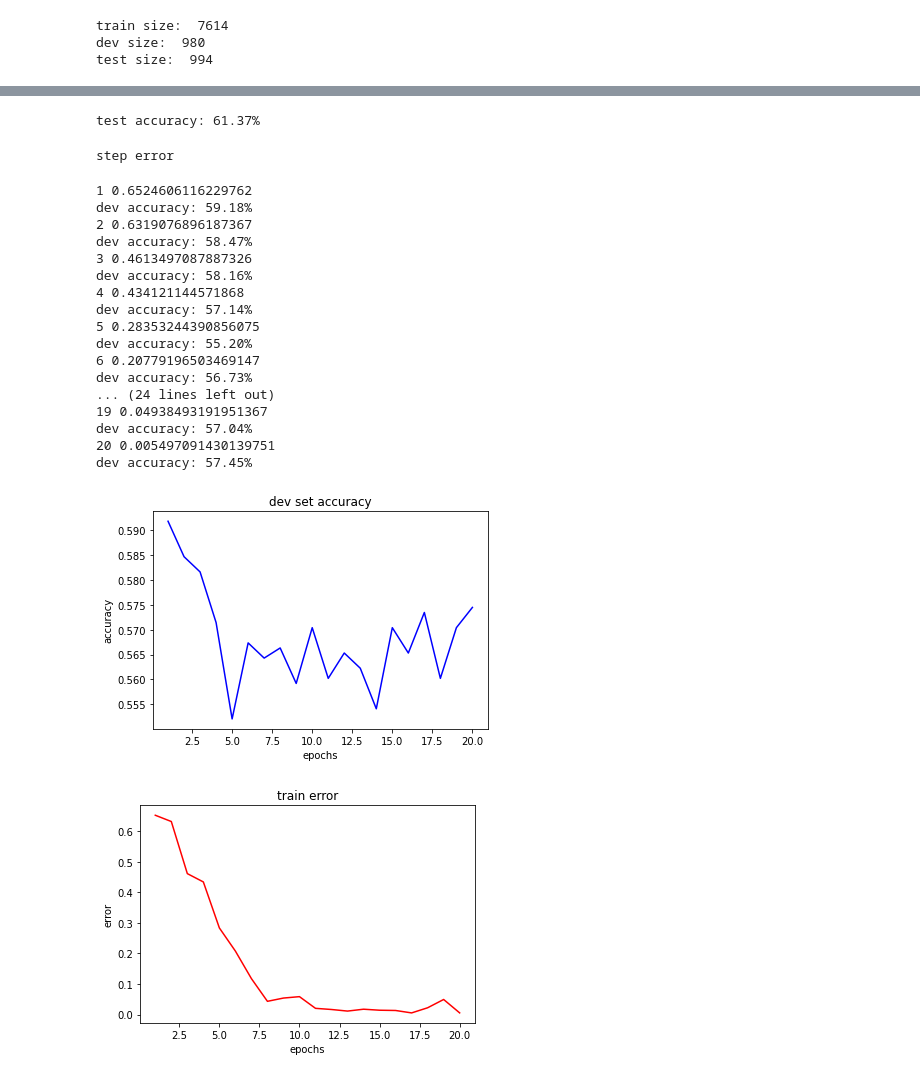
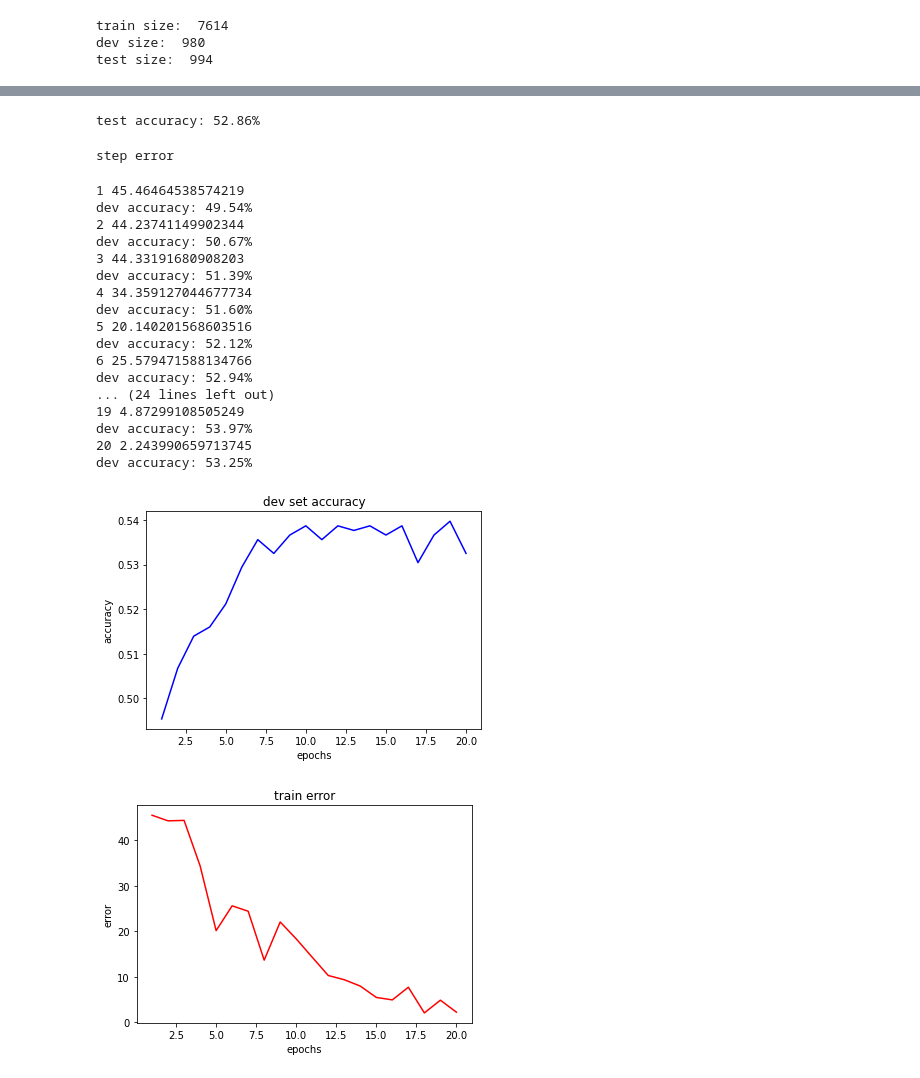
Before and after one commit to Thommy96/Humor-Detection, a Jupyter notebook: baseline_model.ipynb, the cells around one changed output, grey strips where cells are left out. Drawn from its saved outputs; the diff is of its cells as text; code cells hidden in the pictures.

```diff
--- a/baseline_model.ipynb
+++ b/baseline_model.ipynb
@@ -82,24 +47,25 @@ class SingleLayer(torch.nn.Module):
 
     def __init__(self) -> None:
         super().__init__()
-        self.linear = torch.nn.Linear(20*300, 1, dtype=torch.float64)
+        self.w = torch.nn.Parameter(torch.tensor(np.random.normal(0.0, 1.0, (20*300, 1)), dtype=torch.float32))
+        self.b = torch.nn.Parameter(torch.zeros((1,), dtype=torch.float32))
 
     def forward(self, x):
         x = torch.flatten(x, start_dim=1)
-        return self.linear(x)
+        return x@self.w + self.b
 # %%
 singlelayer_baseline = SingleLayer()
 singlelayer_baseline.to(device)
 
 optimiser = torch.optim.Adam(singlelayer_baseline.parameters(), lr=0.001)
-epochs = 10
+epochs = 20
 
 print('step', 'error')
 dev_accs = []
 errors = []
 for epoch in range(1, epochs+1):
     for batch_idx, batch in enumerate(train_dataloader, 0):
-        x_p,x_c,y,hid=map(lambda x: x.to(device), batch)
+        x_p,x_c,y,hid,x_p_len=map(lambda x: x.to(device), batch)
 
         optimiser.zero_grad()
         output = singlelayer_baseline(x_p[:, :, :300])
@@ -114,7 +80,7 @@ for epoch in range(1, epochs+1):
         matches = 0
         total = 0
         for batch_idx, batch in enumerate(dev_dataloader, 0):
-            x_p,x_c,y,hid=map(lambda x: x.to(device), batch)
+            x_p,x_c,y,hid,x_p_len=map(lambda x: x.to(device), batch)
             outputs = torch.sigmoid(singlelayer_baseline(x_p[:, :, :300]))
             predictions = (outputs > 0.5)*1
             matches += (y == predictions).sum()
@@ -148,7 +126,7 @@ with torch.no_grad():
     matches = 0
     total = 0
     for batch_idx, batch in enumerate(test_dataloader, 0):
-        x_p,x_c,y,hid=map(lambda x: x.to(device), batch)
+        x_p,x_c,y,hid,x_p_len=map(lambda x: x.to(device), batch)
         outputs = torch.sigmoid(singlelayer_baseline(x_p[:, :, :300]))
         predictions = (outputs > 0.5)*1
         matches += (y == predictions).sum()
@@ -156,27 +134,25 @@ with torch.no_grad():
     acc = matches / total
     print('test accuracy: {:.2%}'.format(float(acc)))
 # %% [output]
-test accuracy: 61.37%
+test accuracy: 52.86%
 # %%
 # multi layer linear
 class MultiLayer(torch.nn.Module):
 
-    def __init__(self, hidden_layer_size, leaky_relu_factor=0.1, dropout_rate=0.1) -> None:
+    def __init__(self, hidden_layer_size) -> None:
         super().__init__()
-        self.linear1 = torch.nn.Linear(20*300, hidden_layer_size, dtype=torch.float64)
-        self.linear2 = torch.nn.Linear(hidden_layer_size, 1, dtype=torch.float64)
-        self.leaky_relu_factor = leaky_relu_factor
-        self.dropout_rate = dropout_rate
+        self.w1 = torch.nn.Parameter(torch.tensor(np.random.normal(0.0, 1.0, (20*300, hidden_layer_size)), dtype=torch.float32))
+        self.b1 = torch.nn.Parameter(torch.zeros((hidden_layer_size,), dtype=torch.float32))
+        self.w2 = torch.nn.Parameter(torch.tensor(np.random.normal(0.0, 1.0, (hidden_layer_size, 1)), dtype=torch.float32))
+        self.b2 = torch.nn.Parameter(torch.zeros((1,), dtype=torch.float32))
 
-    def forward(self, x, being_trained=False):
+    def forward(self, x):
         x = torch.flatten(x, start_dim=1)
-        hidden = torch.nn.functional.leaky_relu(self.linear1(x), self.leaky_relu_factor)
-        if being_trained:
-            hidden = torch.nn.functional.dropout(hidden, self.dropout_rate)
-        return self.linear2(hidden)
+        hidden = torch.nn.functional.leaky_relu(x@self.w1 + self.b1)
+        return hidden@self.w2 + self.b2
 # %%
 device = torch.device(gpu_id if torch.cuda.is_available() else 'cpu')
-multilayer_baseline = MultiLayer(hidden_layer_size=2048)
+multilayer_baseline = MultiLayer(hidden_layer_size=256)
 multilayer_baseline.to(device)
 
 optimiser = torch.optim.Adam(multilayer_baseline.parameters(), lr=0.001)
@@ -187,62 +163,62 @@ dev_accs = []
 errors = []
 for epoch in range(1, epochs+1):
     for batch_idx, batch in enumerate(train_dataloader, 0):
-        x_p,x_c,y,hid=map(lambda x: x.to(device), batch)
+        x_p,x_c,y,hid,x_p_len=map(lambda x: x.to(device), batch)
 
         optimiser.zero_grad()
-        output = multilayer_baseline(x_p[:, :, :300], True)
+        output = multilayer_baseline(x_p[:, :, :300])
         error = torch.nn.functional.binary_cross_entropy_with_logits(output, y)
         error.backward()
         optimiser.step()
 
     print(epoch, error.detach().tolist())
     errors.append(error.detach().tolist())
 
     with torch.no_grad():
         matches = 0
         total = 0
         for batch_idx, batch in enumerate(dev_dataloader, 0):
-            x_p,x_c,y,hid=map(lambda x: x.to(device), batch)
+            x_p,x_c,y,hid,x_p_len=map(lambda x: x.to(device), batch)
             outputs = torch.sigmoid(multilayer_baseline(x_p[:, :, :300]))
             predictions = (outputs > 0.5)*1
             matches += (y == predictions).sum()
             total += len(y)
         acc = matches / total
         dev_accs.append(float(acc))
         print('dev accuracy: {:.2%}'.format(float(acc)))
 
 plt.plot(range(1, epochs+1), dev_accs, 'b')
 plt.title('dev set accuracy')
 plt.xlabel('epochs')
 plt.ylabel('accuracy')
 plt.show()
 
 plt.plot(range(1, epochs+1), errors, 'r')
 plt.title('train error')
 plt.xlabel('epochs')
 plt.ylabel('error')
 plt.show()
 # %% [output]
 step error
-1 0.6524606116229762
-dev accuracy: 59.18%
-2 0.6319076896187367
-dev accuracy: 58.47%
-3 0.4613497087887326
-dev accuracy: 58.16%
-4 0.434121144571868
-dev accuracy: 57.14%
-5 0.28353244390856075
-dev accuracy: 55.20%
-6 0.20779196503469147
-dev accuracy: 56.73%
+1 45.46464538574219
+dev accuracy: 49.54%
+2 44.23741149902344
+dev accuracy: 50.67%
+3 44.33191680908203
+dev accuracy: 51.39%
+4 34.359127044677734
+dev accuracy: 51.60%
+5 20.140201568603516
+dev accuracy: 52.12%
+6 25.579471588134766
+dev accuracy: 52.94%
 ... (24 lines left out)
-19 0.04938493191951367
-dev accuracy: 57.04%
-20 0.005497091430139751
-dev accuracy: 57.45%
+19 4.87299108505249
+dev accuracy: 53.97%
+20 2.243990659713745
+dev accuracy: 53.25%
-[figure, old version]
+[figure, new version]
-[figure, old version]
+[figure, new version]
 # %%
 with torch.no_grad():
     matches = 0
```
Also changed, not shown: parts of 6 cells of this notebook, 3 other files.
